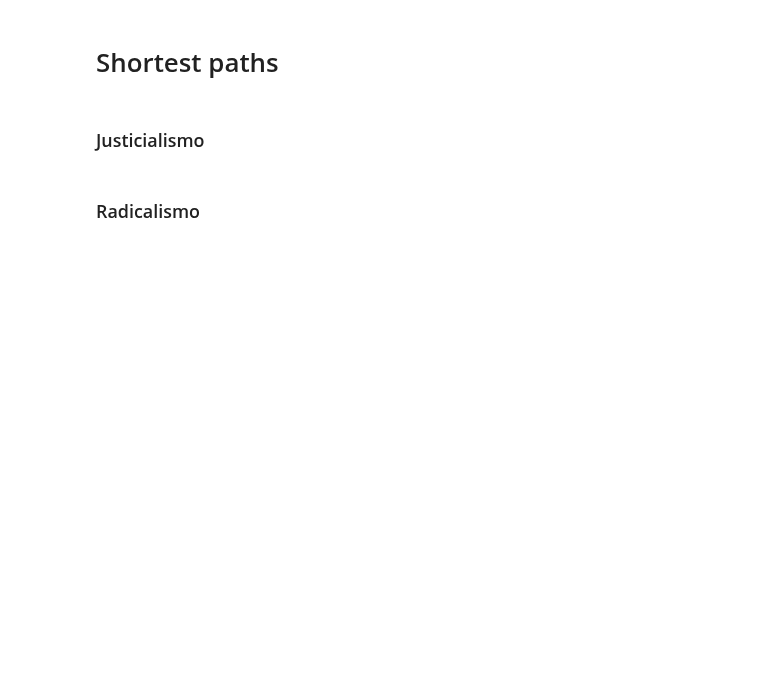
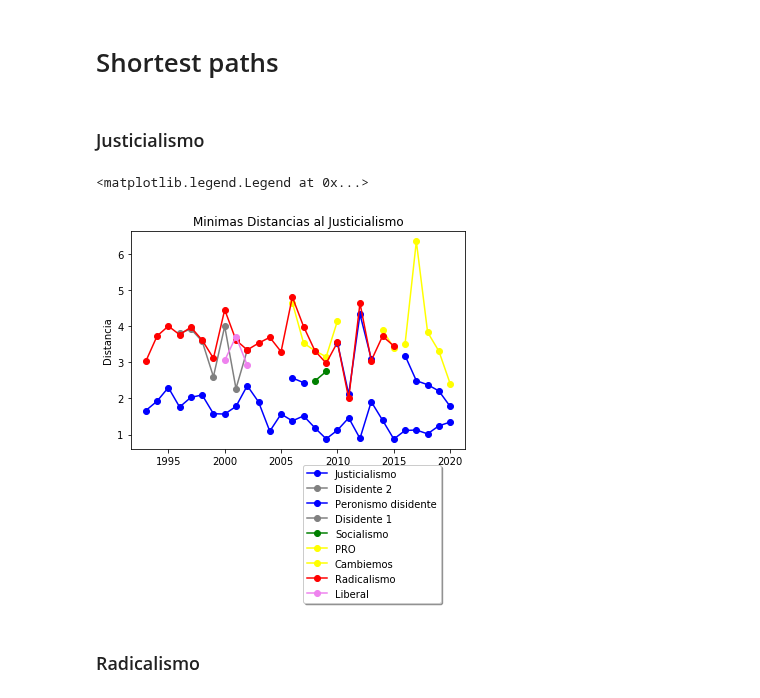
Before and after one commit to LunaKadysz/Redes, a Jupyter notebook: TP_Final/TheCongress/plot_metrics.ipynb, the cells around one changed output. Saved outputs shown, nothing was run; the diff lists cells and outputs as text; code cells hidden in the pictures; blank space fills up the shorter version.

Commit message:
plot shortest path

```diff
--- a/TP_Final/TheCongress/plot_metrics.ipynb
+++ b/TP_Final/TheCongress/plot_metrics.ipynb
@@ -55,5 +55,38 @@ plt.show()
 # Shortest paths
 # %% [markdown]
 ### Justicialismo
+# %%
+all_ideologies = []
+
+for y in metrics.keys():
+    justicialismo_paths = metrics[y]['shortest_paths_ideology'][0]['Justicialismo']
+    all_ideologies = list(set(all_ideologies + [ideology for ideology in justicialismo_paths.keys()]))
+
+paths_j = {k: [] for k in all_ideologies}
+
+import numpy as np
+
+for y in metrics.keys():
+    justicialismo_paths = metrics[y]['shortest_paths_ideology'][0]['Justicialismo']
+    for ideology in all_ideologies:
+        if ideology in list(justicialismo_paths.keys()):
+            paths_j[ideology].append(justicialismo_paths[ideology][0])
+        else:
+            paths_j[ideology].append(np.nan)
+# %%
+colores = ['blue','grey','blue','grey','green','yellow','yellow','red','violet']
+dict_colores = {k: colores[i] for i,k in enumerate(all_ideologies)}
+# %%
+import funciones as f
+
+for i,ideology in enumerate(all_ideologies):
+    plt.plot(list(metrics.keys()),paths_j[ideology],'-o',color=dict_colores[ideology], label= f'{ideology}')
+plt.title('Minimas Distancias al Justicialismo')
+plt.ylabel('Distancia')
+plt.legend(loc='upper left', bbox_to_anchor=(0.5, -0.05),
+          fancybox=True, shadow=True)
+# %% [output]
+<matplotlib.legend.Legend at 0x...>
+[figure, added]
 # %% [markdown]
 ### Radicalismo
```
Also changed, not shown: parts of 3 cells of this notebook.
